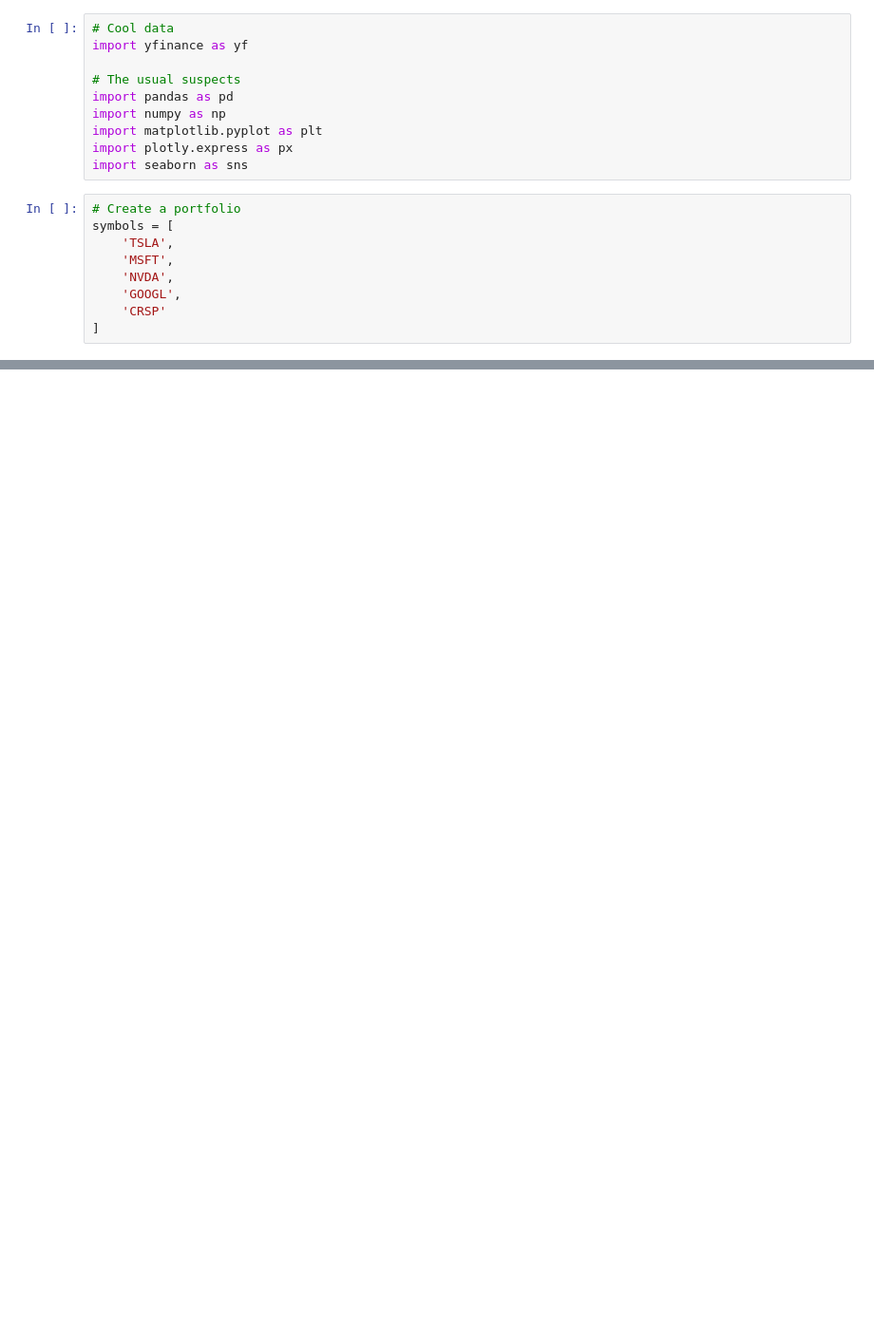
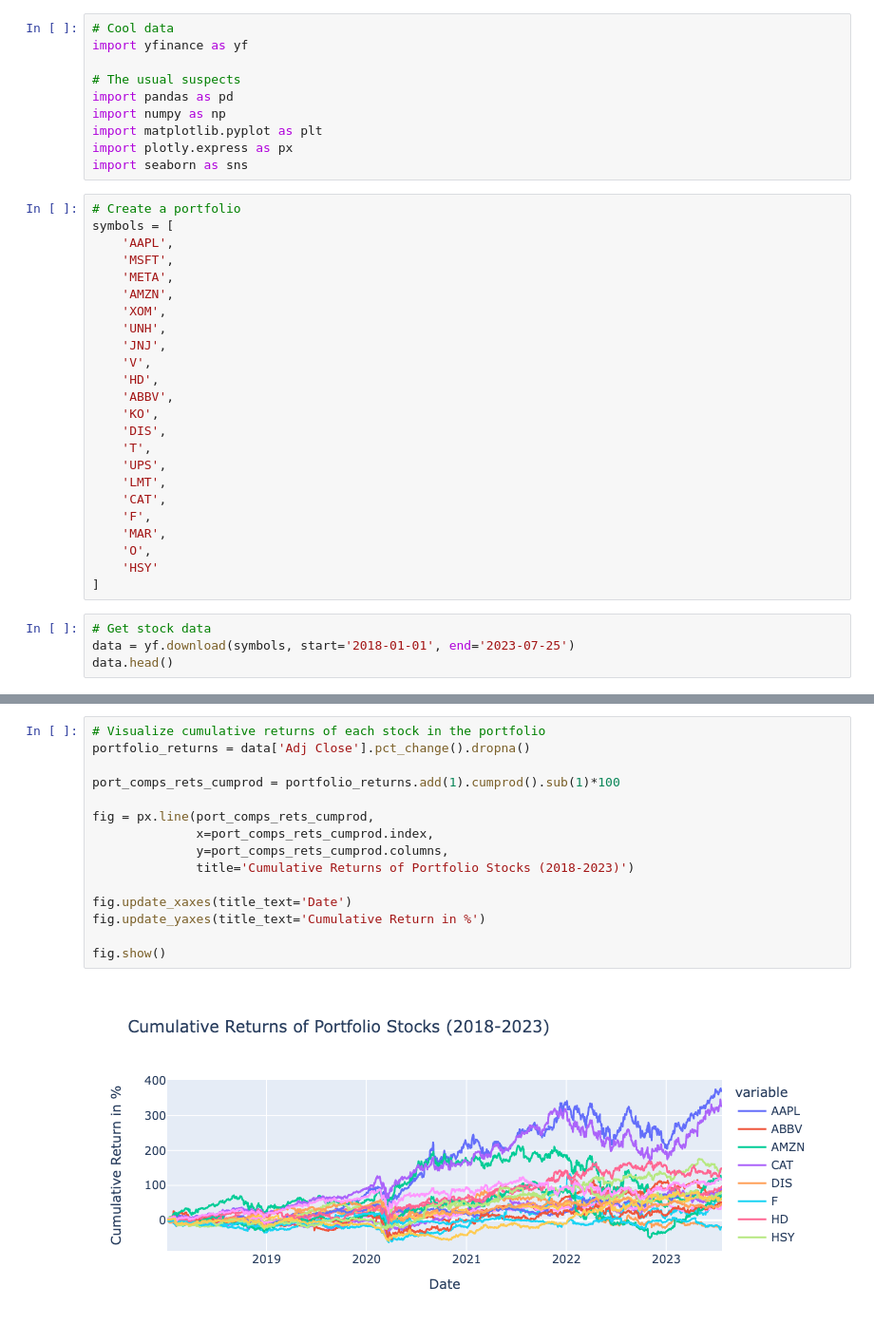
Before and after one commit to ryanzola/portfolio-optimizer, a Jupyter notebook: Mean_Variance_Optimization.ipynb, the cells around one changed output, grey strips where cells are left out. Shown at 95% size. Saved outputs shown, nothing was run; the diff lists cells and outputs as text; blank space fills up the shorter version.

```diff
--- a/Mean_Variance_Optimization.ipynb
+++ b/Mean_Variance_Optimization.ipynb
@@ -17,9 +19,28 @@ import seaborn as sns
 # %%
 # Create a portfolio
 symbols = [
-    'TSLA',
+    'AAPL',
     'MSFT',
-    'NVDA',
-    'GOOGL',
-    'CRSP'
+    'META',
+    'AMZN',
+    'XOM',
+    'UNH',
+    'JNJ',
+    'V',
+    'HD',
+    'ABBV',
+    'KO',
+    'DIS',
+    'T',
+    'UPS',
+    'LMT',
+    'CAT',
+    'F',
+    'MAR',
+    'O',
+    'HSY'
 ]
+# %%
+# Get stock data
+data = yf.download(symbols, start='2018-01-01', end='2023-07-25')
+data.head()
@@ -25,0 +58,17 @@ symbols = [
+# %%
+# Visualize cumulative returns of each stock in the portfolio
+portfolio_returns = data['Adj Close'].pct_change().dropna()
+
+port_comps_rets_cumprod = portfolio_returns.add(1).cumprod().sub(1)*100
+
+fig = px.line(port_comps_rets_cumprod,
+              x=port_comps_rets_cumprod.index,
+              y=port_comps_rets_cumprod.columns,
+              title='Cumulative Returns of Portfolio Stocks (2018-2023)')
+
+fig.update_xaxes(title_text='Date')
+fig.update_yaxes(title_text='Cumulative Return in %')
+
+fig.show()
+# %% [output]
+[figure, added]
```
Also changed, not shown: parts of 19 cells of this notebook.
